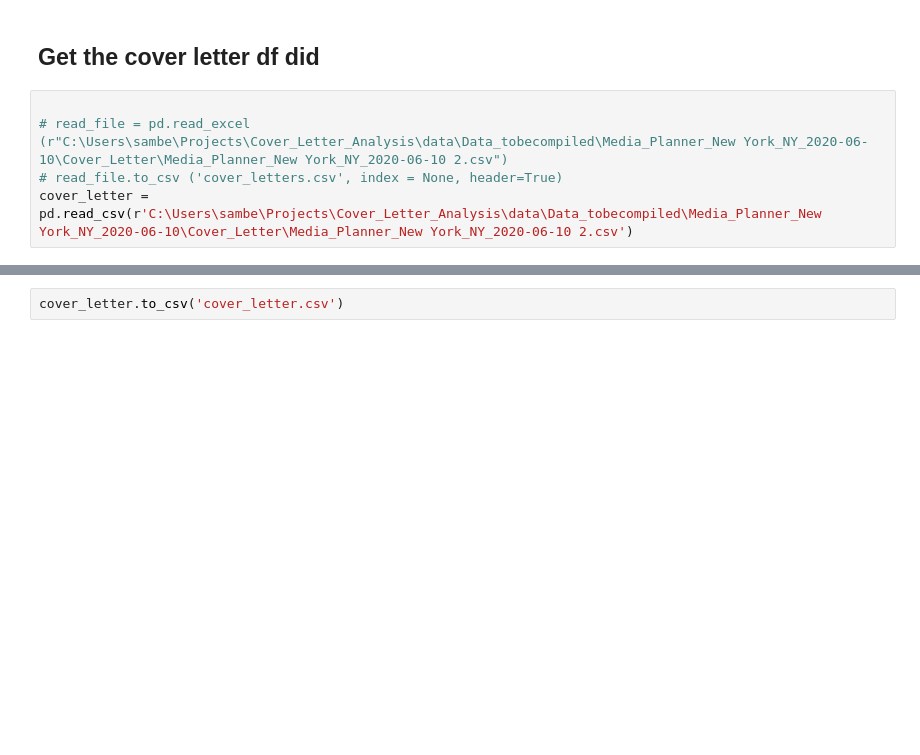
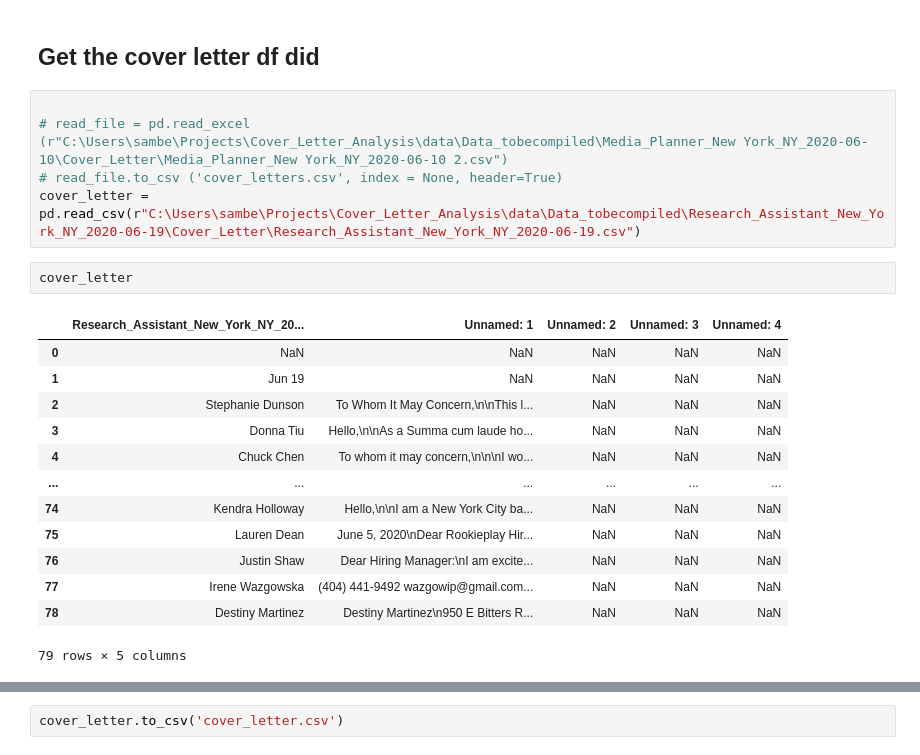
Before and after one commit to sambellsoup/Cover_Letter_Analysis, a Jupyter notebook: data_extraction.ipynb, the cells around one changed output, grey strips where cells are left out. Drawn from its saved outputs; the diff is of its cells as text; blank space fills up the shorter version.

Commit message:
adding new data

```diff
--- a/data_extraction.ipynb
+++ b/data_extraction.ipynb
@@ -49,7 +49,23 @@ pd.options.display.max_rows = 999
 
 # read_file = pd.read_excel (r"C:\Users\sambe\Projects\Cover_Letter_Analysis\data\Data_tobecompiled\Media_Planner_New York_NY_2020-06-10\Cover_Letter\Media_Planner_New York_NY_2020-06-10 2.csv")
 # read_file.to_csv ('cover_letters.csv', index = None, header=True)
-cover_letter = pd.read_csv(r'C:\Users\sambe\Projects\Cover_Letter_Analysis\data\Data_tobecompiled\Media_Planner_New York_NY_2020-06-10\Cover_Letter\Media_Planner_New York_NY_2020-06-10 2.csv')
+cover_letter = pd.read_csv(r"C:\Users\sambe\Projects\Cover_Letter_Analysis\data\Data_tobecompiled\Research_Assistant_New_York_NY_2020-06-19\Cover_Letter\Research_Assistant_New_York_NY_2020-06-19.csv")
+# %%
+cover_letter
+# %% [output]
+|  | Research_Assistant_New_York_NY_20... | Unnamed: 1 | Unnamed: 2 | Unnamed: 3 | Unnamed: 4 |
+| 0 | NaN | NaN | NaN | NaN | NaN |
+| 1 | Jun 19 | NaN | NaN | NaN | NaN |
+| 2 | Stephanie Dunson | To Whom It May Concern,\n\nThis l... | NaN | NaN | NaN |
+| 3 | Donna Tiu | Hello,\n\nAs a Summa cum laude ho... | NaN | NaN | NaN |
+| 4 | Chuck Chen | To whom it may concern,\n\n\nI wo... | NaN | NaN | NaN |
+| ... | ... | ... | ... | ... | ... |
+| 74 | Kendra Holloway | Hello,\n\nI am a New York City ba... | NaN | NaN | NaN |
+| 75 | Lauren Dean | June 5, 2020\nDear Rookieplay Hir... | NaN | NaN | NaN |
+| 76 | Justin Shaw | Dear Hiring Manager:\nI am excite... | NaN | NaN | NaN |
+| 77 | Irene Wazgowska | (404) 441-9492 wazgowip@gmail.com... | NaN | NaN | NaN |
+| 78 | Destiny Martinez | Destiny Martinez\n950 E Bitters R... | NaN | NaN | NaN |
+79 rows × 5 columns
 # %%
 # Pull the data from the numberous cover letter files.
 
```
Also changed, not shown: parts of 25 cells of this notebook, 2 other files.
